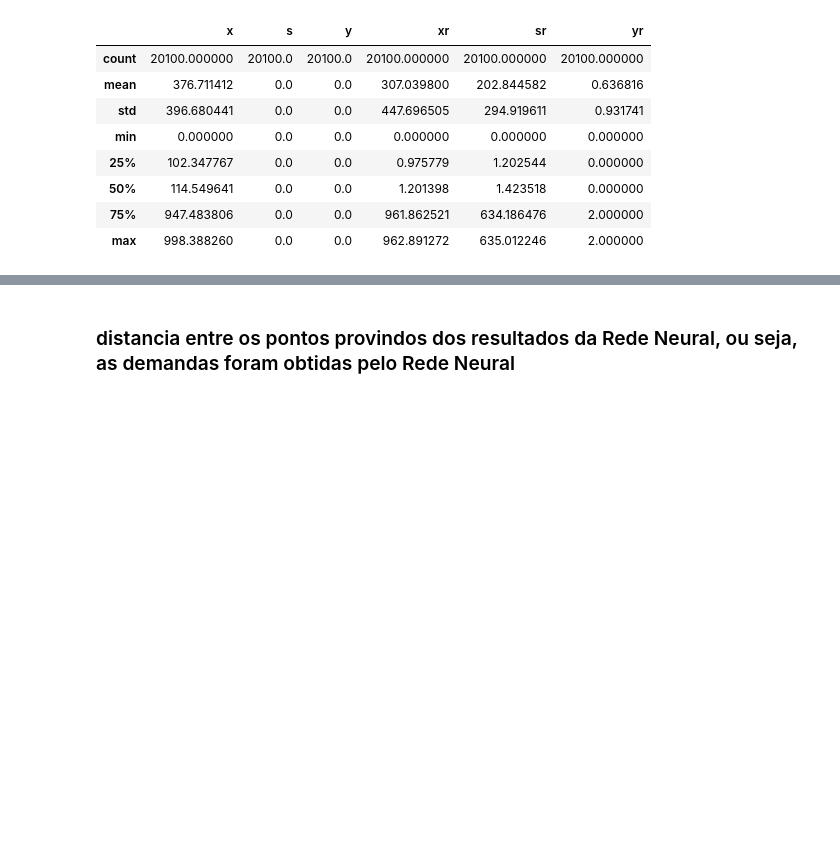
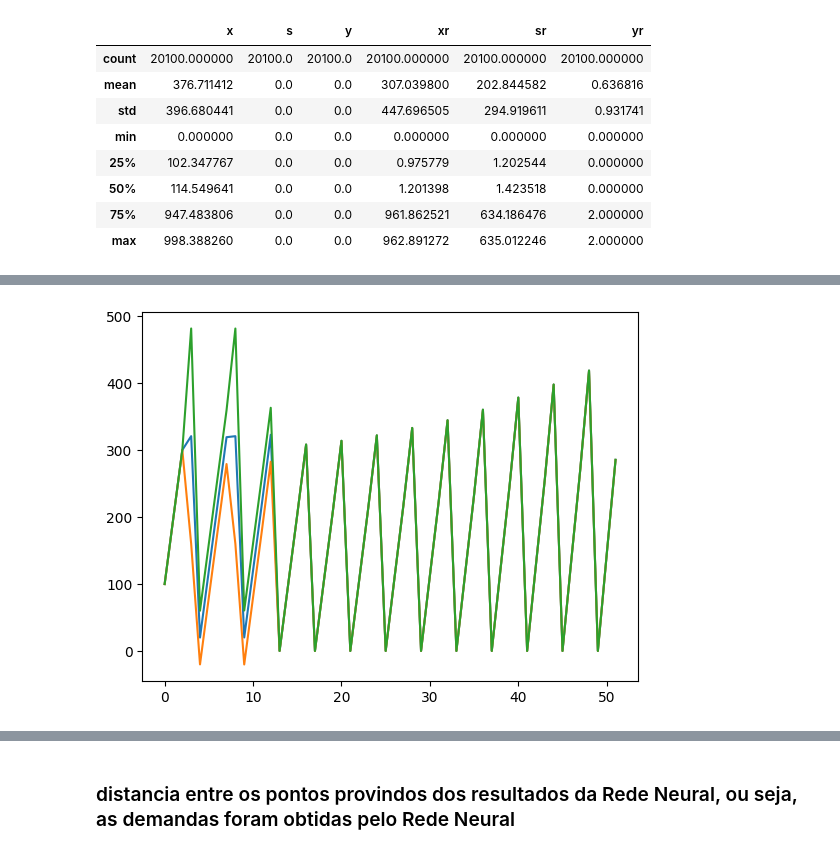
Before and after one commit to MarcioB1999/ML_for_ULS, a Jupyter notebook: UFL_resultados_graficos.ipynb, the cells around one changed output, grey strips where cells are left out. Saved outputs shown, nothing was run; the diff lists cells and outputs as text; code cells hidden in the pictures; blank space fills up the shorter version.

```diff
--- a/UFL_resultados_graficos.ipynb
+++ b/UFL_resultados_graficos.ipynb
@@ -224,0 +241,5 @@ dist_1.describe()
+# %%
+describe_sr = describe_var(resultados_dataframe_1,'sr').describe()
+describe_var_grafico(describe_sr)
+# %% [output]
+[figure, added]
```
Also changed, not shown: parts of 12 cells of this notebook.
